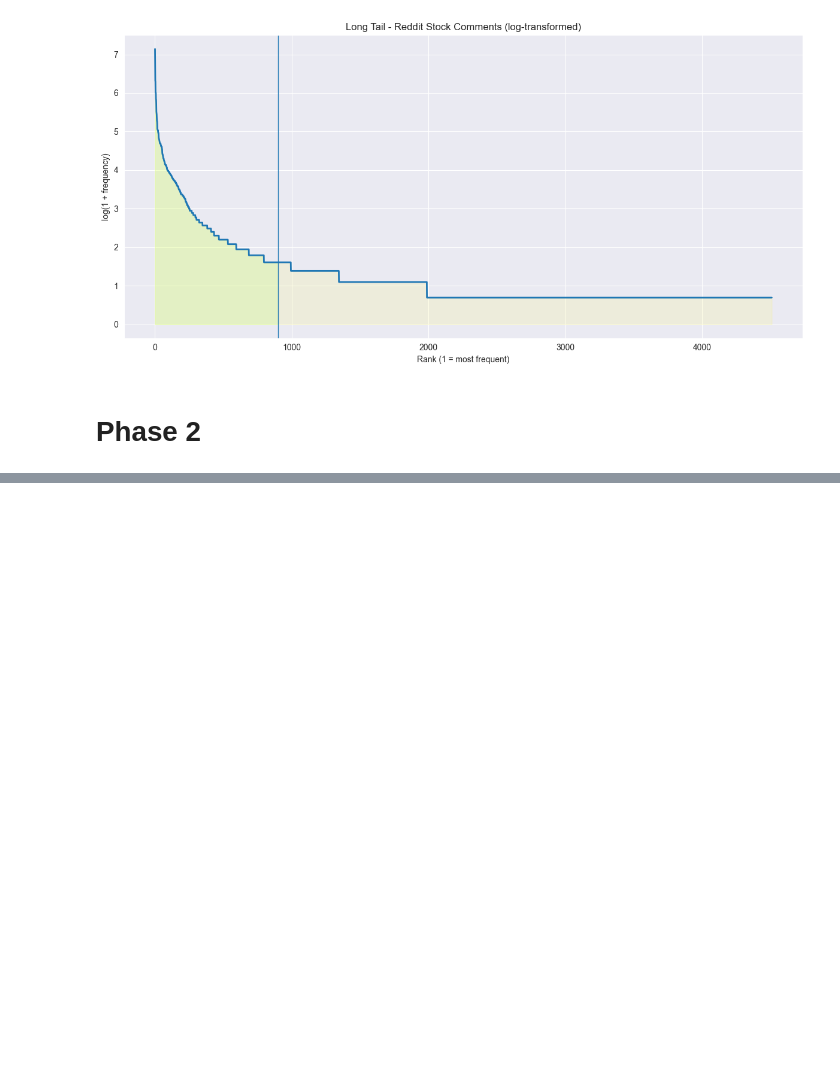
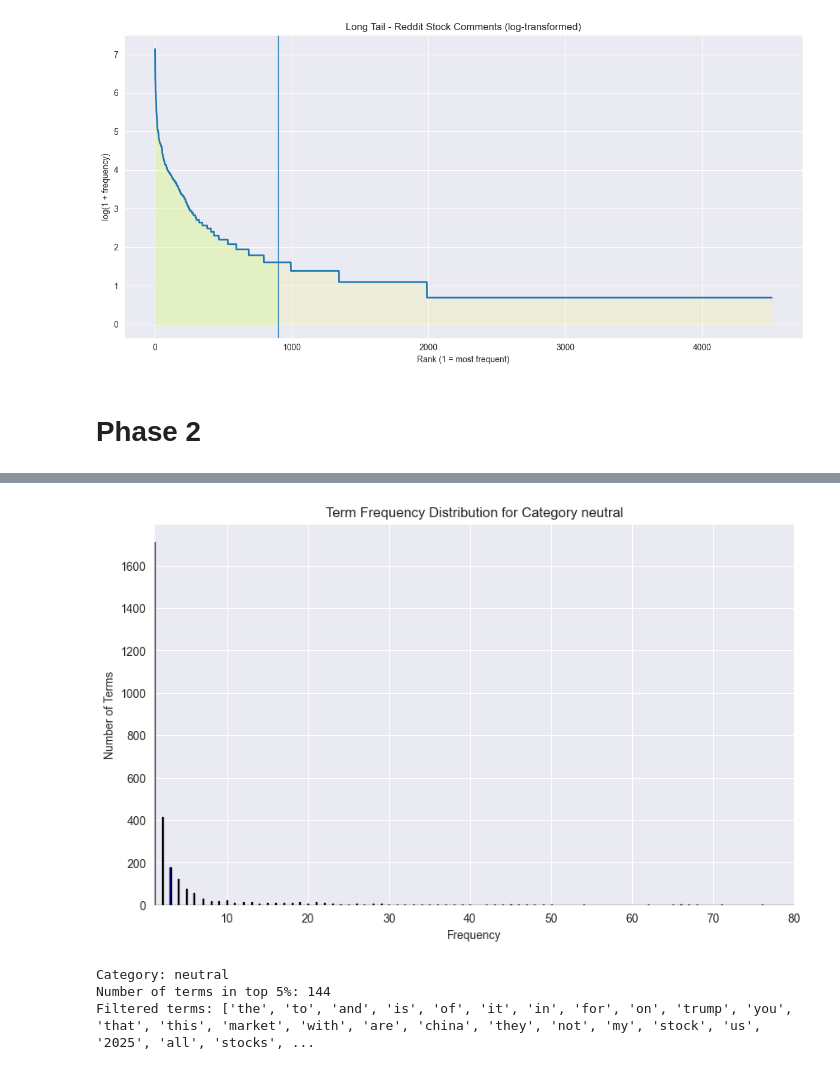
Before and after one commit to nguyentr0101/DM2025-Lab1-Exercise, a Jupyter notebook: DM2025-Lab1-Homework.ipynb, the cells around one changed output, grey strips where cells are left out. Saved outputs shown, nothing was run; the diff lists cells and outputs as text; code cells hidden in the pictures; blank space fills up the shorter version.

```diff
--- a/DM2025-Lab1-Homework.ipynb
+++ b/DM2025-Lab1-Homework.ipynb
@@ -597,0 +596,31 @@ plt.show()
+# %%
+### Begin Assignment Here
+import pandas as pd
+from sklearn.feature_extraction.text import CountVectorizer
+
+#Create separate DataFrames for each category
+categories = X['category_name'].unique()  # Get unique category labels
+category_dfs = {}  # Dictionary to store DataFrames for each category
+
+for category in categories:
+    # Filter the original DataFrame by category
+    category_dfs[category] = X[X['category_name'] == category].copy()
+
+# Function to create term-document frequency DataFrame for each category
+def create_term_document_df(df):
+    count_vect = CountVectorizer()  # Initialize the CountVectorizer
+    X_counts = count_vect.fit_transform(df['text'])  # Transform the text data into word counts
+
+    # Get the unique words (vocabulary) from the vectorizer
+    words = count_vect.get_feature_names_out()
+
+    # Create a DataFrame where rows are documents and columns are words
+    term_document_df = pd.DataFrame(X_counts.toarray(), columns=words)
+
+    return term_document_df
+
+# Create term-document frequency DataFrames for each category
+filt_term_document_dfs = {}  # Dictionary to store term-document DataFrames for each category
+
+for category in categories:
+    filt_term_document_dfs[category] = create_term_document_df(category_dfs[category])
@@ -597,0 +647,40 @@ plt.show()
+# %%
+ # Sum over all documents to get total frequency for each word
+category_number=1
+word_counts = filt_term_document_dfs[categories[category_number]].sum(axis=0).to_numpy()
+
+# Visualize the frequency distribution
+plt.figure(figsize=(10, 6))
+plt.hist(word_counts, bins=5000, color='blue', edgecolor='black')
+plt.title(f'Term Frequency Distribution for Category {categories[category_number]}')
+plt.xlabel('Frequency')
+plt.ylabel('Number of Terms')
+plt.xlim(1, 80)
+plt.show()
+# %% [output]
+[figure, added]
+# %%
+category_number=1 #You can change it from 0 to 3
+word_counts = filt_term_document_dfs[categories[category_number]].sum(axis=0).to_numpy()
+
+# Sort the term frequencies in descending order
+sorted_indices = np.argsort(word_counts)[::-1]  # Get indices of sorted frequencies
+sorted_counts = np.sort(word_counts)[::-1]  # Sort frequencies in descending order
+
+# Calculate the index corresponding to the top 5% most frequent terms
+total_terms = len(sorted_counts)
+top_5_percent_index = int(0.05 * total_terms)
+
+# Get the indices of the top 5% most frequent terms
+top_5_percent_indices = sorted_indices[:top_5_percent_index]
+
+# Filter terms that belong to the top 5% based on their rank
+filtered_words = [filt_term_document_dfs[categories[category_number]].iloc[:, i].name for i in top_5_percent_indices]
+
+print(f"Category: {categories[category_number]}")
+print(f"Number of terms in top 5%: {top_5_percent_index}")
+print(f"Filtered terms: {filtered_words}")
+# %% [output]
+Category: neutral
+Number of terms in top 5%: 144
+Filtered terms: ['the', 'to', 'and', 'is', 'of', 'it', 'in', 'for', 'on', 'trump', 'you', 'that', 'this', 'market', 'with', 'are', 'china', 'they', 'not', 'my', 'stock', 'us', '2025', 'all', 'stocks', ...
```
Also changed, not shown: parts of 11 cells of this notebook, 3 other files.
